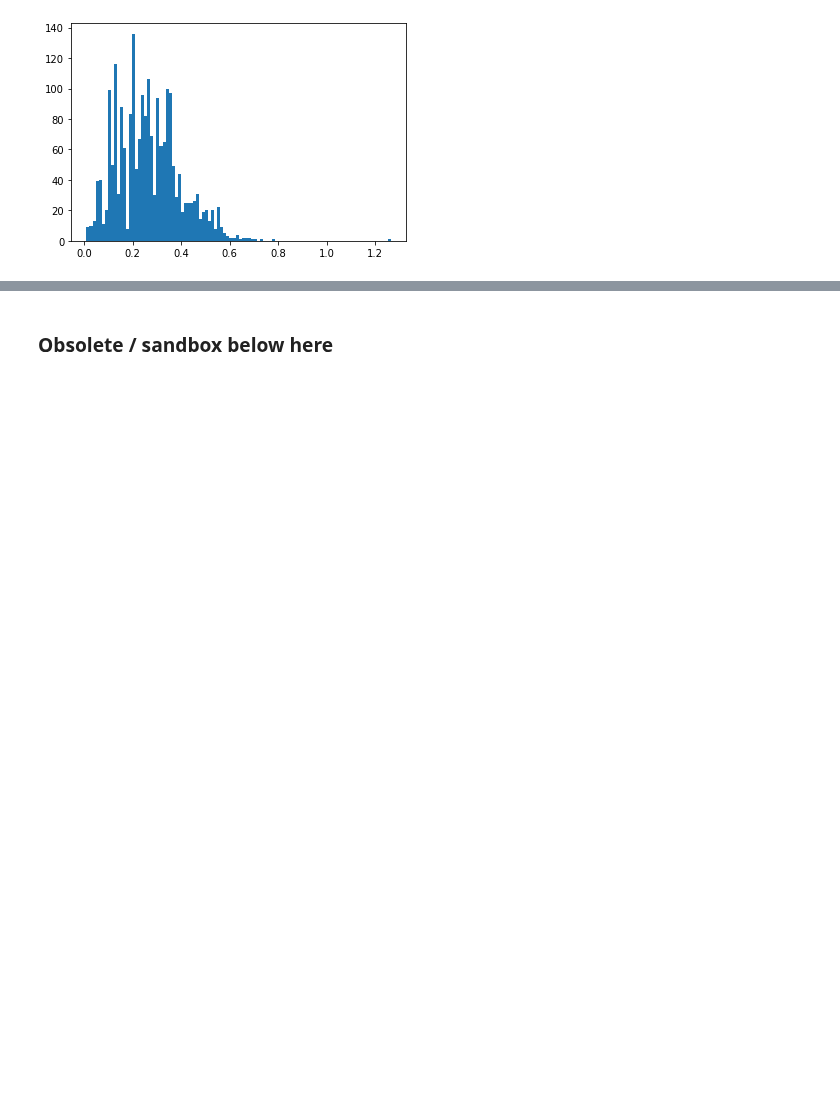
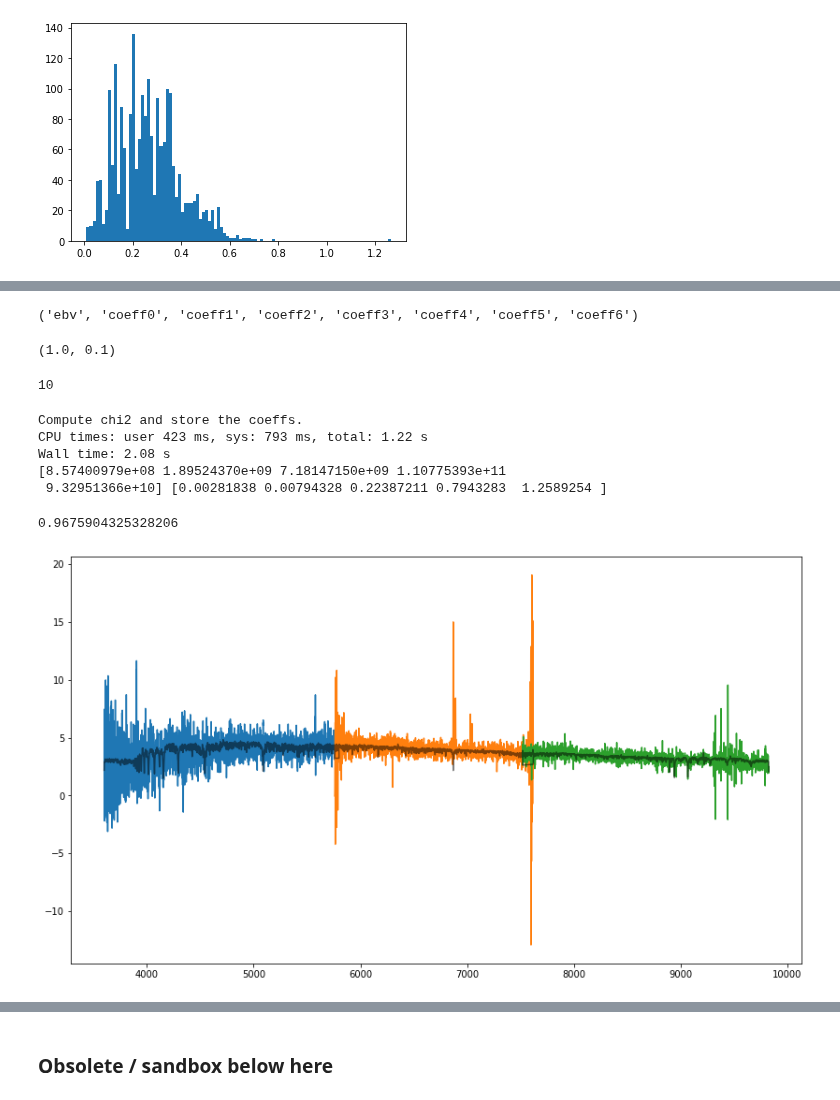
Before and after one commit to desihub/fastspecfit, a Jupyter notebook: doc/nb/desi-galspecfit.ipynb, the cells around one changed output, grey strips where cells are left out. Saved outputs shown, nothing was run; the diff lists cells and outputs as text; code cells hidden in the pictures; blank space fills up the shorter version.

```diff
--- a/doc/nb/desi-galspecfit.ipynb
+++ b/doc/nb/desi-galspecfit.ipynb
@@ -300,12 +185,0 @@ Wall time: 16.9 ms
-# %%
-bestfit = newflux.dot(coeff)
-
-fig, ax = plt.subplots(figsize=(14, 8))
-#plt.plot(bigwave, bigflux, alpha=0.5)
-ax.plot(specobj.wave['b'], specobj.flux['b'][iobj], alpha=0.5)
-ax.plot(specobj.wave['r'], specobj.flux['r'][iobj],color ='tab:red', alpha=0.5)
-ax.plot(specobj.wave['z'], specobj.flux['z'][iobj],color = 'tab:brown', alpha=0.5)
-
-ax.plot(bigwave, bestfit, alpha=0.5, color='k')
-#ax.set_xlim(3900, 4050)
-ax.set_xlim(4950, 5050)
@@ -330,0 +328,46 @@ ax.set_xlim(4950, 5050)
+# %%
+class ContinuumModel(Fittable1DModel):
+    from astropy.modeling import Parameter
+    ebv = Parameter(name='ebv', default=0.05, bounds=(0.0, 0.5)) # reddening
+
+    # dynamically create the
+    for ii in np.arange(7):
+        vars()['coeff{}'.format(ii)] = Parameter(name='coeff{}'.format(1), default=1.0, bounds=(0.0, 1e20))# for ii in np.arange(7)
+
+    def __init__(self):
+        pass
+        #self.slope = 0.7
+        #super(ContinuumModel, self).__init__(*args, **coeffs)
+
+    def evaluate(self, wave, *args):
+        return args
+        #sspflux = np.concatenate(self.redshift_smooth_and_resample(), axis=0)
+        #coeffs = args[2:] # continuum coefficients
+        #continuum_model = sspflux.dot(coeffs)
+        #return continuum_model
+
+CM = ContinuumModel()
+CM.param_names
+# %% [output]
+('ebv', 'coeff0', 'coeff1', 'coeff2', 'coeff3', 'coeff4', 'coeff5', 'coeff6')
+# %%
+from astropy.modeling import Fittable1DModel, Parameter
+class LineModel():
+    def __init__(self, bob=10, **kwargs):
+        slope = Parameter()
+        intercept = Parameter()
+
+        self.bob = bob
+        super(LineModel, self).__init__(**kwargs)
+
+    def evaluate(self, x, *args):
+        print(args)
+        slope, intercept = args[0], args[1]
+        return slope * x + intercept
+
+LM = LineModel()
+LM.evaluate(np.arange(3), 1.0, 0.1)
+LM.bob
+# %% [output]
+(1.0, 0.1)
+10
@@ -330,0 +481,15 @@ ax.set_xlim(4950, 5050)
+# %%
+FC = FitContinuum(ssp, specobj, zb, iobj=iobj)
+%time continuum = FC.fit_fnnls(plot=True)
+ww = FC.fnnls_coeffs > 0
+weight = FC.fnnls_coeffs[ww]
+print(weight, ssp.info['age'][ww].data / 1e9)
+np.sum(weight * ssp.info['age'][ww]) / np.sum(weight) / 1e9
+# %% [output]
+Compute chi2 and store the coeffs.
+CPU times: user 423 ms, sys: 793 ms, total: 1.22 s
+Wall time: 2.08 s
+[8.57400979e+08 1.89524370e+09 7.18147150e+09 1.10775393e+11
+ 9.32951366e+10] [0.00281838 0.00794328 0.22387211 0.7943283  1.2589254 ]
+0.9675904325328206
+[figure, added]
```
Also changed, not shown: parts of 38 cells of this notebook.
